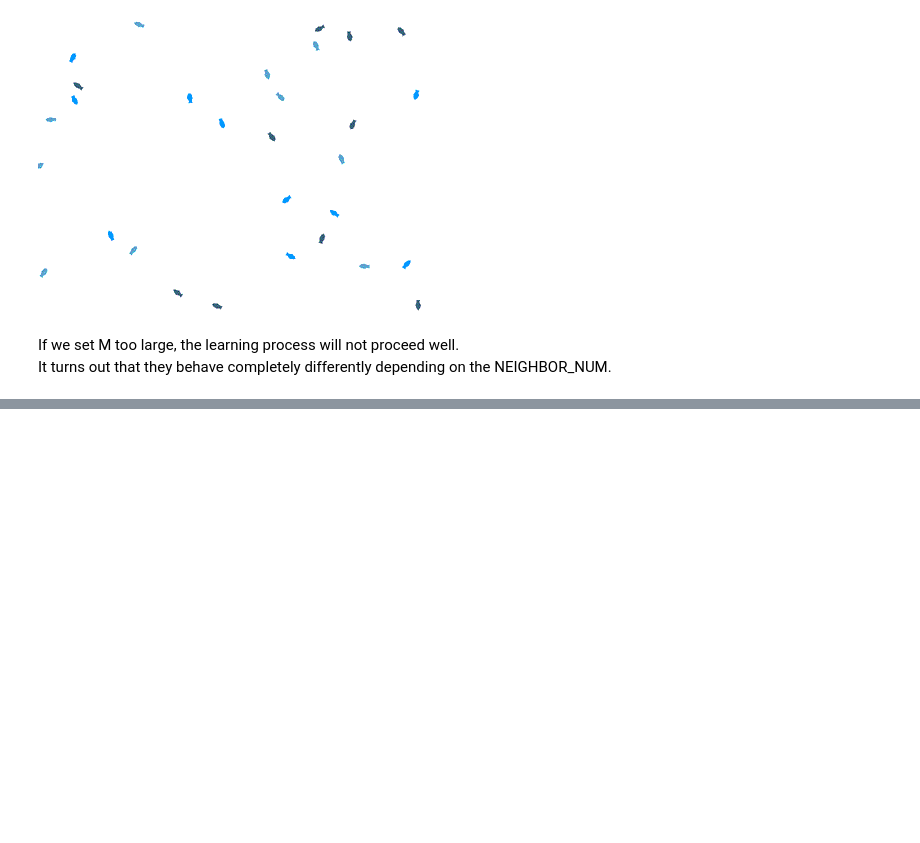
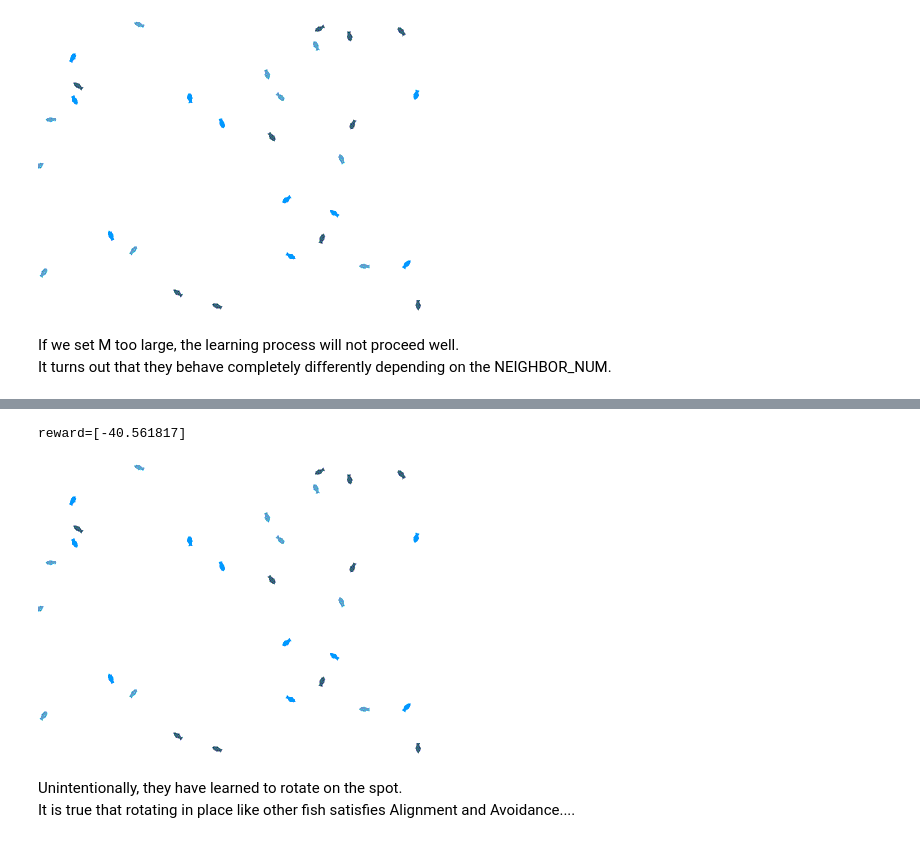
Before and after one commit to google/evojax, a Jupyter notebook: examples/notebooks/FlockingExploration.ipynb, the cells around one changed output, grey strips where cells are left out. Cells and saved outputs as stored; diff of their text form; code cells hidden in the pictures; blank space fills up the shorter version.

Commit message:
add example of changing parameters

```diff
--- a/examples/notebooks/FlockingExploration.ipynb
+++ b/examples/notebooks/FlockingExploration.ipynb
@@ -592,0 +657,39 @@ It turns out that they behave completely differently depending on the NEIGHBOR_N
+# %%
+def render(task, algo, policy):
+
+    task_reset_fn = jax.jit(task.reset)
+    policy_reset_fn = jax.jit(policy.reset)
+    step_fn = jax.jit(task.step)
+    act_fn = jax.jit(policy.get_actions)
+
+    params = algo.best_params[None, :]
+    task_s = task_reset_fn(jax.random.PRNGKey(seed=seed)[None, :])
+    policy_s = policy_reset_fn(task_s)
+
+    images = [FlockingTask.render(task_s, 0)]
+    done = False
+    step = 0
+    reward = 0
+    while not done:
+        act, policy_s = act_fn(task_s, params, policy_s)
+        task_s, r, done = step_fn(task_s, act)
+        step += 1
+        reward = reward + r
+        images.append(FlockingTask.render(task_s, 0))
+    print('reward={}'.format(reward))
+    return images
+
+
+def save_images_as_gif(images, file_name):
+  images[0].save(file_name,
+                save_all=True, append_images=images[1:], optimize=False, duration=40, loop=0)
+
+imgs = render(test_task, solver, policy)
+save_images_as_gif(imgs, 'flocking.gif')
+DisplayImage('flocking.gif', format='png')
+# %% [output]
+reward=[-40.561817]
+[figure, added]
+# %% [markdown]
+Unintentionally, they have learned to rotate on the spot.
+It is true that rotating in place like other fish satisfies Alignment and Avoidance....
```
Also changed, not shown: parts of 3 cells of this notebook.
